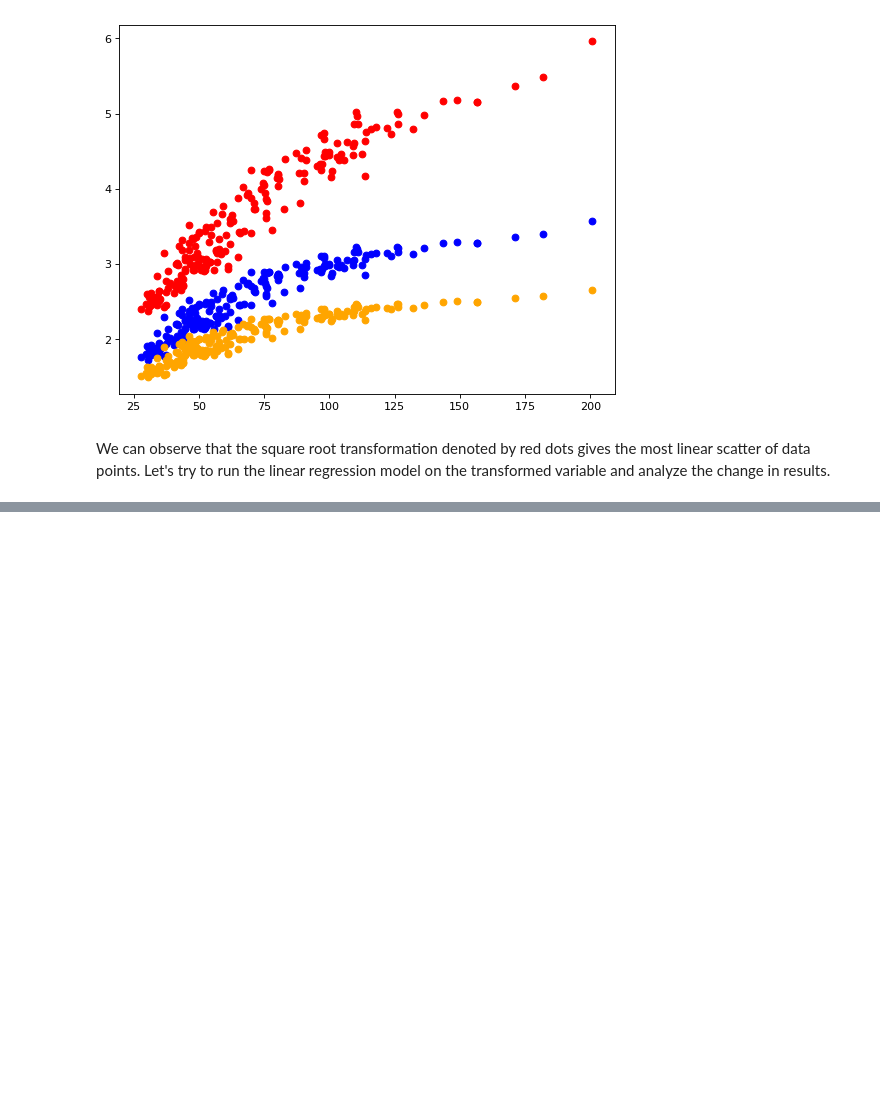
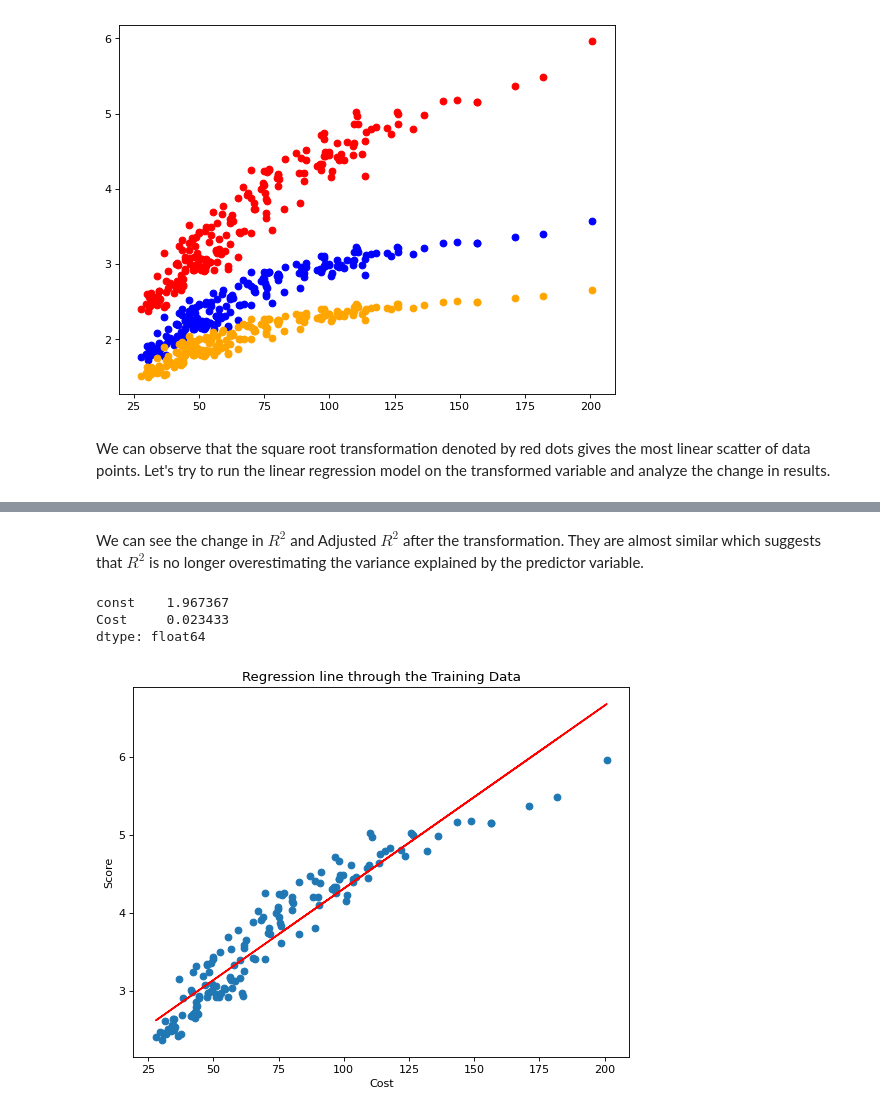
Before and after one commit to M-Abdullah-D/Training_Projects, a Jupyter notebook: Linear Regression Model Project/Notebook.ipynb, the cells around one changed output, grey strips where cells are left out. Drawn from its saved outputs; the diff is of its cells as text; code cells hidden in the pictures; blank space fills up the shorter version.

Commit message:
new model and plots

```diff
--- a/Linear Regression Model Project/Notebook.ipynb
+++ b/Linear Regression Model Project/Notebook.ipynb
@@ -451,3 +453,14 @@ plt.scatter(x, bc_y,color='orange');
 [figure]
 # %% [markdown]
 We can observe that the square root transformation denoted by red dots gives the most linear scatter of data points. Let's try to run the linear regression model on the transformed variable and analyze the change in results.
+# %%
+#Run regression on this set
+
+x_train, x_test, y_train, y_test = train_test_split(x, sqrt_y, train_size = 0.75,
+                                                    test_size = 0.25, random_state = 100)
+
+
+#force intercept term
+x_train_with_intercept = sm.add_constant(x_train)
+lr = sm.OLS(y_train, x_train_with_intercept).fit()
+print(lr.summary())
@@ -453,0 +485,21 @@ We can observe that the square root transformation denoted by red dots gives the
+# %% [markdown]
+We can see the change in $R^2$ and Adjusted $R^2$ after the transformation. They are almost similar which suggests that $R^2$ is no longer overestimating the variance explained by the predictor variable.
+# %%
+#Extract the B0, B1
+print(lr.params)
+b0=lr.params[0]
+b1=lr.params[1]
+
+#Plot the fitted line on training data
+figure(figsize=(8, 6), dpi=80)
+plt.scatter(x_train, y_train)
+plt.plot(x_train, b0+ b1*x_train, 'r')
+plt.xlabel("Cost")
+plt.ylabel("Score")
+plt.title("Regression line through the Training Data")
+plt.show()
+# %% [output]
+const    1.967367
+Cost     0.023433
+dtype: float64
+[figure, added]
```
Also changed, not shown: parts of 5 cells of this notebook.
